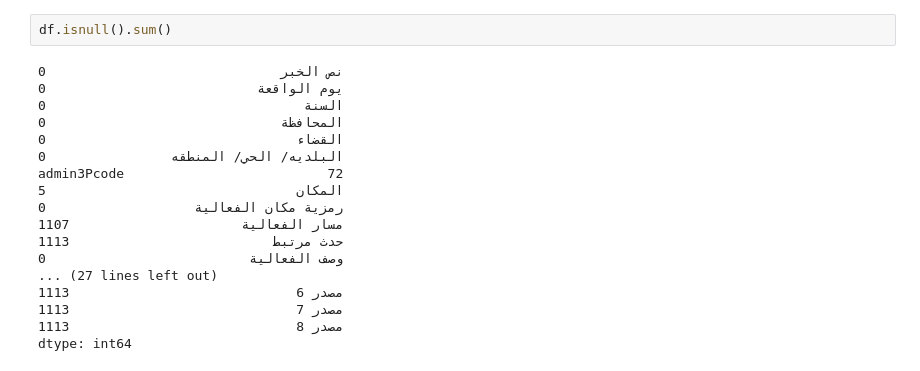
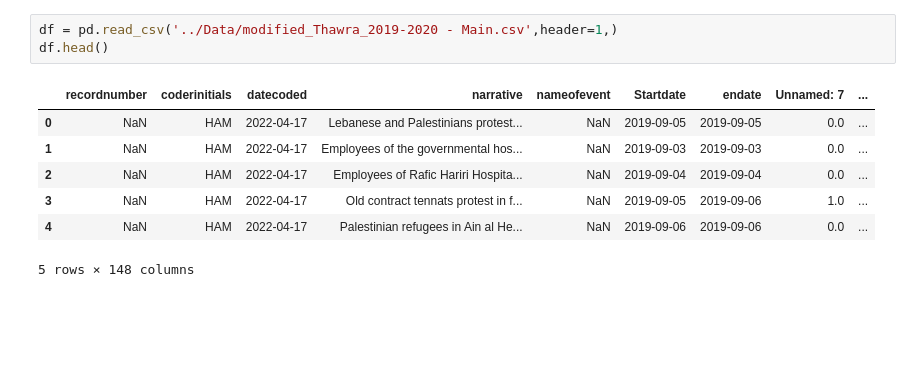
Before and after one commit to NoahDarwich/Leb_analysis, a Jupyter notebook: Notebooks/leb_analysis.ipynb, the cells around one changed output. Cells and saved outputs as stored; diff of their text form; blank space fills up the shorter version.

```diff
--- a/Notebooks/leb_analysis.ipynb
+++ b/Notebooks/leb_analysis.ipynb
@@ -23,23 +25,14 @@ df.head(50)
 | 18973 | اعلنت الهيئة الادارية لرابطة موظف... | 10/4/2021 | عام 2021 | بيروت | بيروت | وسط بيروت | 10999.0 | مباني الادارة العامة | ... |
 | 18974 | اكّدت ادارة #مستشفي رفيق الحريري ... | 10/4/2021 | عام 2021 | جبل لبنان | بعبدا | بعبدا | 21211.0 | بير حسن - مستشفي رفيق حريري الحكومي | ... |
 50 rows × 42 columns
-# %%
-df.isnull().sum()
-# %% [output]
-نص الخبر                              0
-يوم الواقعة                           0
-السنة                                 0
-المحافظة                              0
-القضاء                                0
-البلديه/ الحي/ المنطقه                0
-admin3Pcode                          72
-المكان                                5
-رمزية مكان الفعالية                   0
-مسار الفعالية                      1107
-حدث مرتبط                          1113
-وصف الفعالية                          0
-... (27 lines left out)
-مصدر 6                             1113
-مصدر 7                             1113
-مصدر 8                             1113
-dtype: int64
+# %%
+df = pd.read_csv('../Data/modified_Thawra_2019-2020 - Main.csv',header=1,)
+df.head()
+# %% [output]
+|  | recordnumber | coderinitials | datecoded | narrative | nameofevent | Startdate | endate | Unnamed: 7 | ... |
+| 0 | NaN | HAM | 2022-04-17 | Lebanese and Palestinians protest... | NaN | 2019-09-05 | 2019-09-05 | 0.0 | ... |
+| 1 | NaN | HAM | 2022-04-17 | Employees of the governmental hos... | NaN | 2019-09-03 | 2019-09-03 | 0.0 | ... |
+| 2 | NaN | HAM | 2022-04-17 | Employees of Rafic Hariri Hospita... | NaN | 2019-09-04 | 2019-09-04 | 0.0 | ... |
+| 3 | NaN | HAM | 2022-04-17 | Old contract tennats protest in f... | NaN | 2019-09-05 | 2019-09-06 | 1.0 | ... |
+| 4 | NaN | HAM | 2022-04-17 | Palestinian refugees in Ain al He... | NaN | 2019-09-06 | 2019-09-06 | 0.0 | ... |
+5 rows × 148 columns
```
Also changed, not shown: parts of 8 cells of this notebook.
